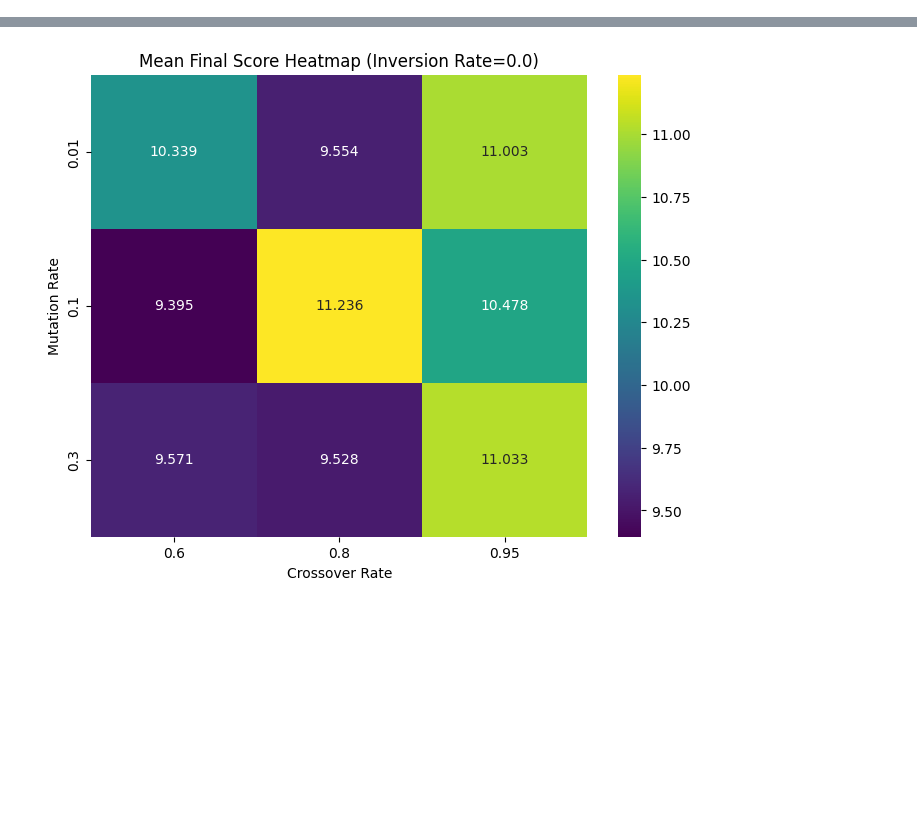
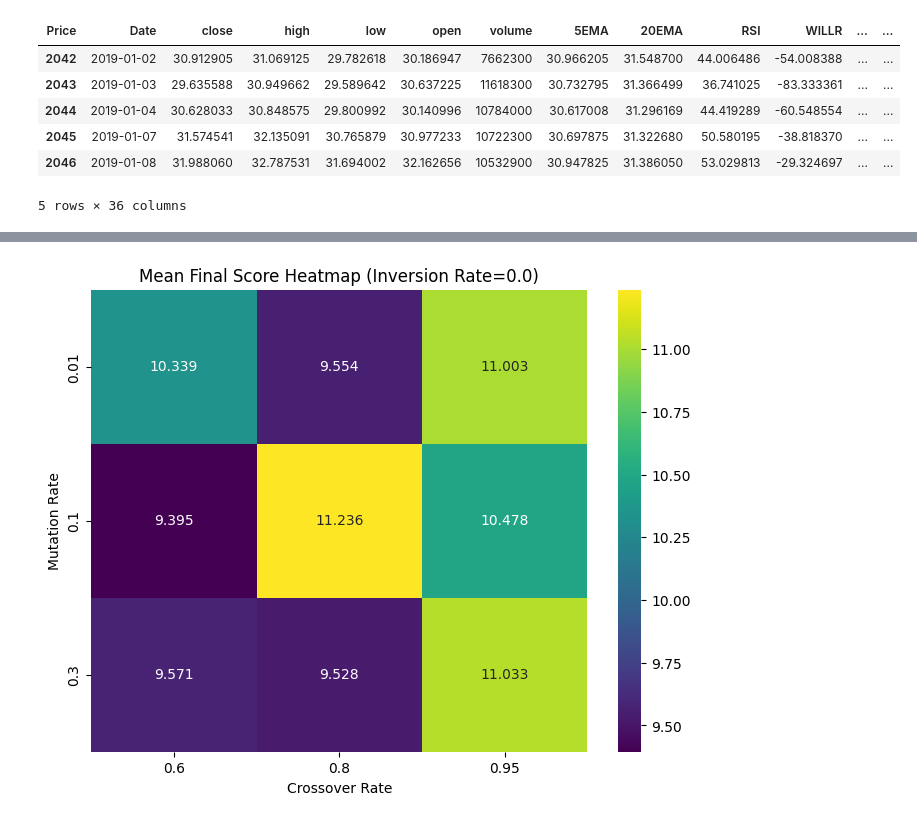
Before and after one commit to Chideme/island_genetic_algrorithm, a Jupyter notebook: parameter_effect.ipynb, the cells around one changed output, grey strips where cells are left out. Cells and saved outputs as stored; diff of their text form; code cells hidden in the pictures; blank space fills up the shorter version.

```diff
--- a/parameter_effect.ipynb
+++ b/parameter_effect.ipynb
@@ -29,4 +28,14 @@ YF.download() has changed argument auto_adjust default to True
 [figure]
+# %%
+data.test_data.head()
+# %% [output]
+| Price | Date | close | high | low | open | volume | 5EMA | 20EMA | RSI | WILLR | ... | ... |
+| 2042 | 2019-01-02 | 30.912905 | 31.069125 | 29.782618 | 30.186947 | 7662300 | 30.966205 | 31.548700 | 44.006486 | -54.008388 | ... | ... |
+| 2043 | 2019-01-03 | 29.635588 | 30.949662 | 29.589642 | 30.637225 | 11618300 | 30.732795 | 31.366499 | 36.741025 | -83.333361 | ... | ... |
+| 2044 | 2019-01-04 | 30.628033 | 30.848575 | 29.800992 | 30.140996 | 10784000 | 30.617008 | 31.296169 | 44.419289 | -60.548554 | ... | ... |
+| 2045 | 2019-01-07 | 31.574541 | 32.135091 | 30.765879 | 30.977233 | 10722300 | 30.697875 | 31.322680 | 50.580195 | -38.818370 | ... | ... |
+| 2046 | 2019-01-08 | 31.988060 | 32.787531 | 31.694002 | 32.162656 | 10532900 | 30.947825 | 31.386050 | 53.029813 | -29.324697 | ... | ... |
+5 rows × 36 columns
 # %%
 import numpy as np
 import pandas as pd
```
Also changed, not shown: parts of 4 cells of this notebook, 6 other files.
